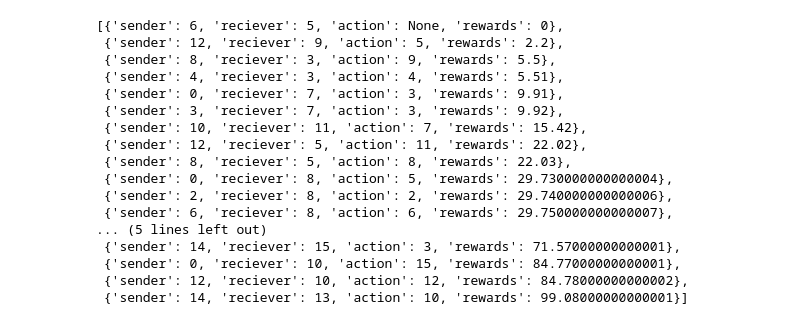
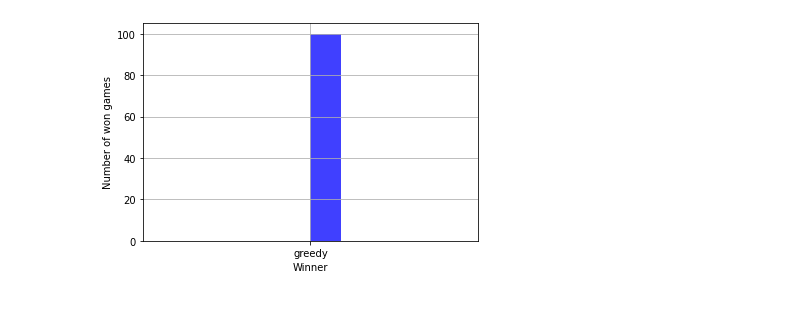
Before and after one commit to adelshb/Algorithms-for-Quantum-Internet-Routing, a Jupyter notebook: src/Greedy_vs_ShortestPath.ipynb, the cells around one changed output. Cells and saved outputs as stored; diff of their text form; code cells hidden in the pictures.

```diff
--- a/src/Greedy_vs_ShortestPath.ipynb
+++ b/src/Greedy_vs_ShortestPath.ipynb
@@ -175,20 +165,19 @@ data[0]["greedy"]
-# %%
-data[0]['shortest path']
-# %% [output]
-[{'sender': 6, 'reciever': 5, 'action': None, 'rewards': 0},
- {'sender': 12, 'reciever': 9, 'action': 5, 'rewards': 2.2},
- {'sender': 8, 'reciever': 3, 'action': 9, 'rewards': 5.5},
- {'sender': 4, 'reciever': 3, 'action': 4, 'rewards': 5.51},
- {'sender': 0, 'reciever': 7, 'action': 3, 'rewards': 9.91},
- {'sender': 3, 'reciever': 7, 'action': 3, 'rewards': 9.92},
- {'sender': 10, 'reciever': 11, 'action': 7, 'rewards': 15.42},
- {'sender': 12, 'reciever': 5, 'action': 11, 'rewards': 22.02},
- {'sender': 8, 'reciever': 5, 'action': 8, 'rewards': 22.03},
- {'sender': 0, 'reciever': 8, 'action': 5, 'rewards': 29.730000000000004},
- {'sender': 2, 'reciever': 8, 'action': 2, 'rewards': 29.740000000000006},
- {'sender': 6, 'reciever': 8, 'action': 6, 'rewards': 29.750000000000007},
-... (5 lines left out)
- {'sender': 14, 'reciever': 15, 'action': 3, 'rewards': 71.57000000000001},
- {'sender': 0, 'reciever': 10, 'action': 15, 'rewards': 84.77000000000001},
- {'sender': 12, 'reciever': 10, 'action': 12, 'rewards': 84.78000000000002},
- {'sender': 14, 'reciever': 13, 'action': 10, 'rewards': 99.08000000000001}]
+# %%
+winGvMCTS = []
+
+for ben in data:
+    if ben["greedy"][-1]["rewards"] < ben["MCTS"][-1]["rewards"]:
+        winGvMCTS.append("MCTS")
+    elif ben["greedy"][-1]["rewards"] == ben["MCTS"][-1]["rewards"]:
+        winGvMCTS.append("draw")
+    else:
+        winGvMCTS.append("greedy")
+# %%
+plt.hist(winGvMCTS, density=False, facecolor='b', alpha=0.75)
+
+plt.xlabel('Winner')
+plt.ylabel('Number of won games')
+plt.grid(True)
+plt.show()
+# %% [output]
+[figure, added]
```
Also changed, not shown: parts of 6 cells of this notebook, 1 other file.
